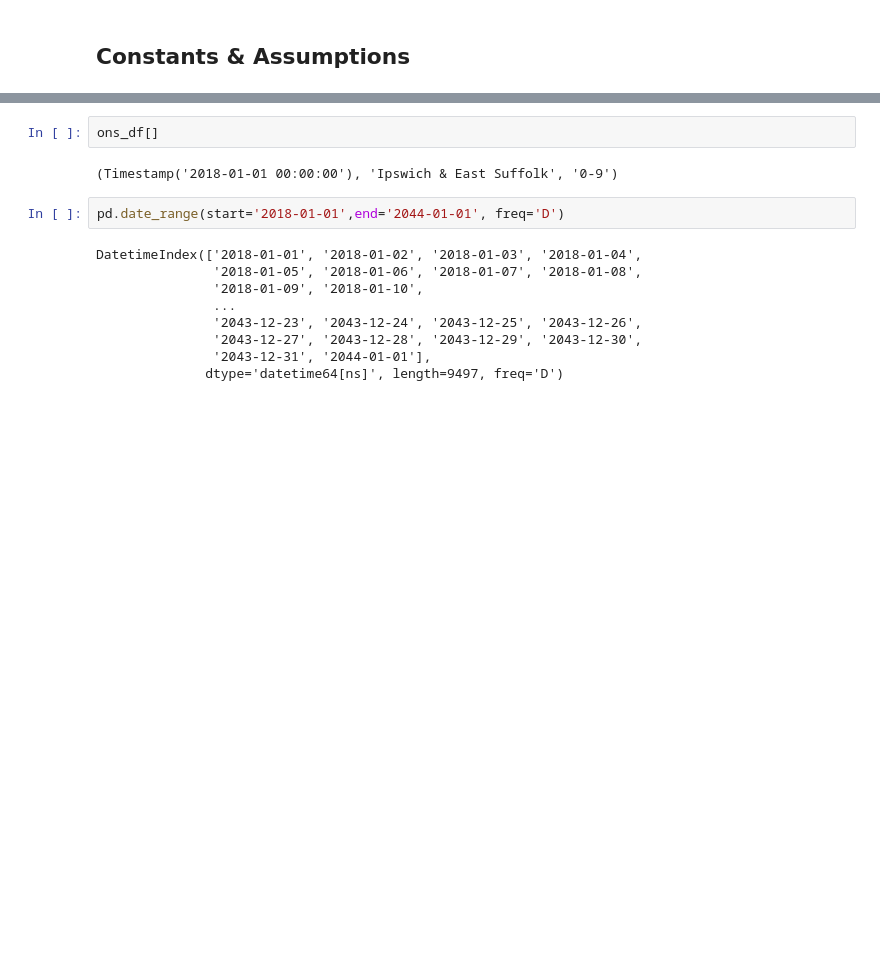
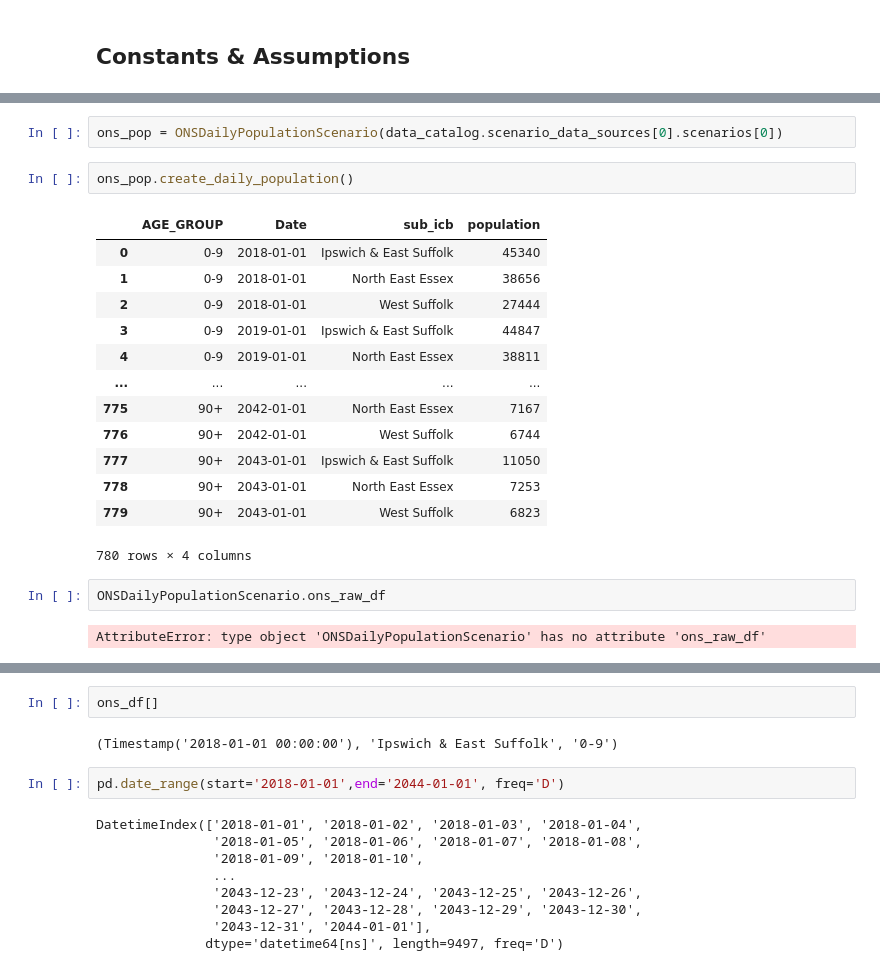
Before and after one commit to SNEE-ICS/PrimaryCareDemandAndCapacity, a Jupyter notebook: PrimaryHealthAnalysis.ipynb, the cells around one changed output, grey strips where cells are left out. Saved outputs shown, nothing was run; the diff lists cells and outputs as text; blank space fills up the shorter version.

Commit message:
implemented data wrangling

```diff
--- a/PrimaryHealthAnalysis.ipynb
+++ b/PrimaryHealthAnalysis.ipynb
@@ -47,0 +106,22 @@ AttributeError: 'DataFrameGroupBy' object has no attribute 'interpolate'
+# %%
+ons_pop = ONSDailyPopulationScenario(data_catalog.scenario_data_sources[0].scenarios[0])
+# %%
+ons_pop.create_daily_population()
+# %% [output]
+|  | AGE_GROUP | Date | sub_icb | population |
+| 0 | 0-9 | 2018-01-01 | Ipswich & East Suffolk | 45340 |
+| 1 | 0-9 | 2018-01-01 | North East Essex | 38656 |
+| 2 | 0-9 | 2018-01-01 | West Suffolk | 27444 |
+| 3 | 0-9 | 2019-01-01 | Ipswich & East Suffolk | 44847 |
+| 4 | 0-9 | 2019-01-01 | North East Essex | 38811 |
+| ... | ... | ... | ... | ... |
+| 775 | 90+ | 2042-01-01 | North East Essex | 7167 |
+| 776 | 90+ | 2042-01-01 | West Suffolk | 6744 |
+| 777 | 90+ | 2043-01-01 | Ipswich & East Suffolk | 11050 |
+| 778 | 90+ | 2043-01-01 | North East Essex | 7253 |
+| 779 | 90+ | 2043-01-01 | West Suffolk | 6823 |
+780 rows × 4 columns
+# %%
+ONSDailyPopulationScenario.ons_raw_df
+# %% [output]
+AttributeError: type object 'ONSDailyPopulationScenario' has no attribute 'ons_raw_df'
```
Also changed, not shown: parts of 9 cells of this notebook, 1 other file.
